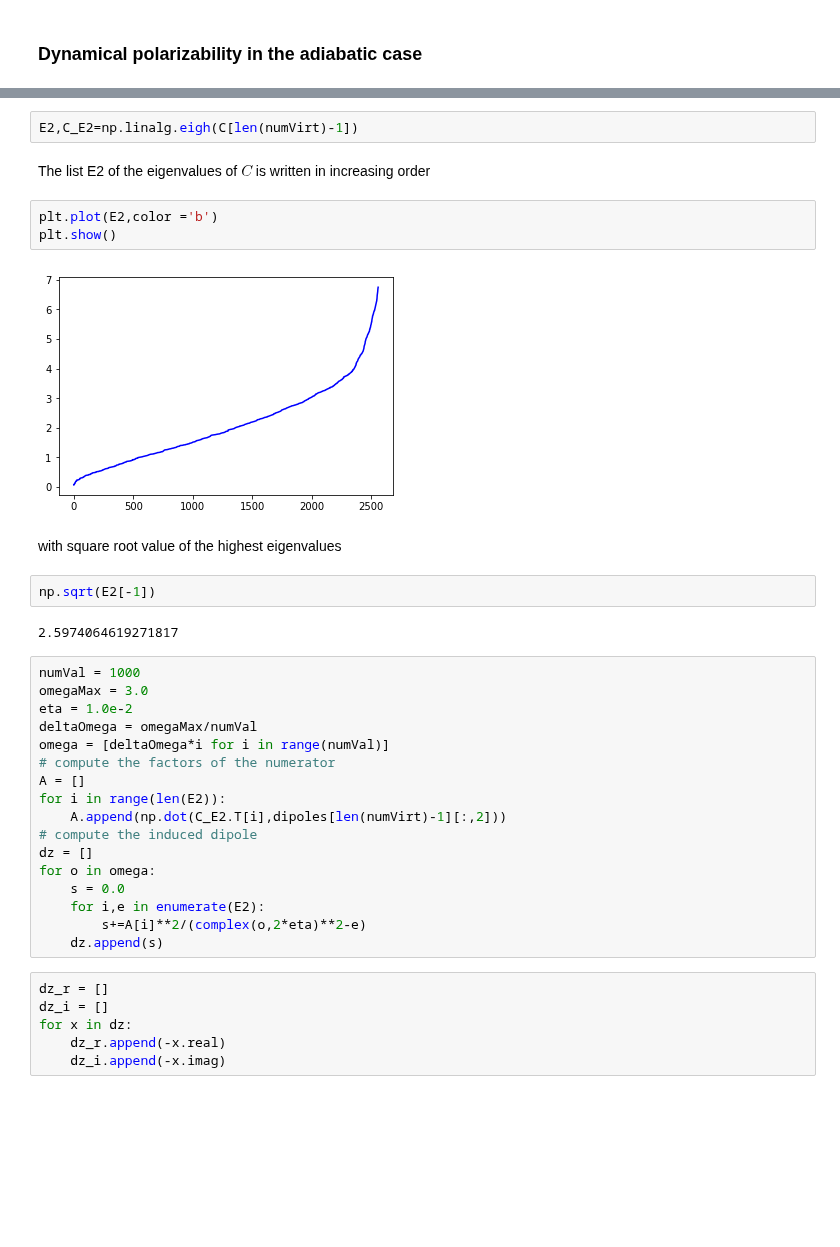
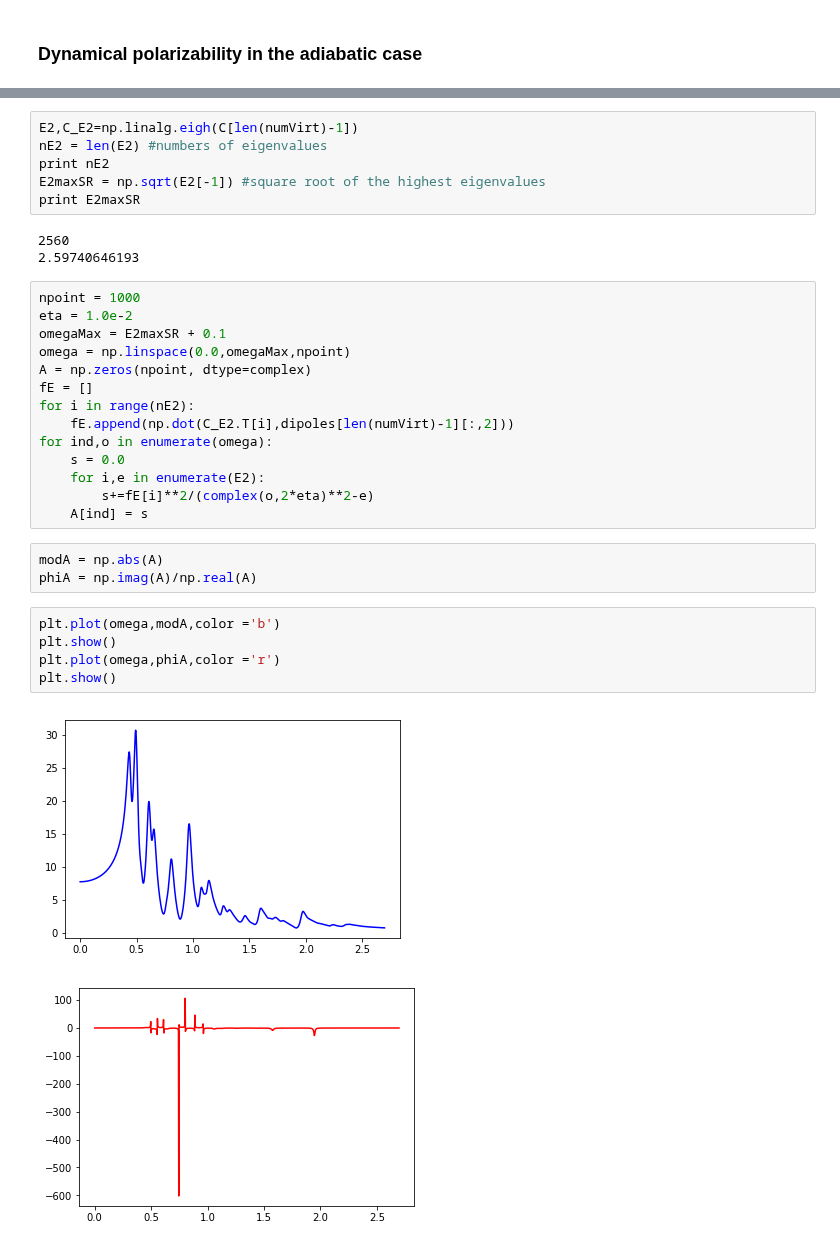
Before and after one commit to luigigenovese/KPM-nb, a Jupyter notebook: POLARIZABILITY/N2/Linear_Response_Dynamical_Polarizability.ipynb, the cells around one changed output, grey strips where cells are left out. Drawn from its saved outputs; the diff is of its cells as text; blank space fills up the shorter version.

```diff
--- a/POLARIZABILITY/N2/Linear_Response_Dynamical_Polarizability.ipynb
+++ b/POLARIZABILITY/N2/Linear_Response_Dynamical_Polarizability.ipynb
@@ -219,38 +234,34 @@ We choose $r_j = z$ and compute $d_z$
 # %%
 E2,C_E2=np.linalg.eigh(C[len(numVirt)-1])
+nE2 = len(E2) #numbers of eigenvalues
+print nE2
+E2maxSR = np.sqrt(E2[-1]) #square root of the highest eigenvalues
+print E2maxSR
+# %% [output]
+2560
+2.59740646193
-# %% [markdown]
-The list E2 of the eigenvalues of $C$ is written in increasing order
+# %%
+npoint = 1000
+eta = 1.0e-2
+omegaMax = E2maxSR + 0.1
+omega = np.linspace(0.0,omegaMax,npoint)
+A = np.zeros(npoint, dtype=complex)
+fE = []
+for i in range(nE2):
+    fE.append(np.dot(C_E2.T[i],dipoles[len(numVirt)-1][:,2]))
+for ind,o in enumerate(omega):
+    s = 0.0
+    for i,e in enumerate(E2):
+        s+=fE[i]**2/(complex(o,2*eta)**2-e)
+    A[ind] = s
+# %%
+modA = np.abs(A)
+phiA = np.imag(A)/np.real(A)
 # %%
-plt.plot(E2,color ='b')
+plt.plot(omega,modA,color ='b')
 plt.show()
+plt.plot(omega,phiA,color ='r')
+plt.show()
 # %% [output]
-[figure, old version]
+[figure, new version]
+[figure, added]
-# %% [markdown]
-with square root value of the highest eigenvalues
-# %%
-np.sqrt(E2[-1])
-# %% [output]
-2.5974064619271817
-# %%
-numVal = 1000
-omegaMax = 3.0
-eta = 1.0e-2
-deltaOmega = omegaMax/numVal
-omega = [deltaOmega*i for i in range(numVal)]
-# compute the factors of the numerator
-A = []
-for i in range(len(E2)):
-    A.append(np.dot(C_E2.T[i],dipoles[len(numVirt)-1][:,2]))
-# compute the induced dipole
-dz = []
-for o in omega:
-    s = 0.0
-    for i,e in enumerate(E2):
-        s+=A[i]**2/(complex(o,2*eta)**2-e)
-    dz.append(s)
-# %%
-dz_r = []
-dz_i = []
-for x in dz:
-    dz_r.append(-x.real)
-    dz_i.append(-x.imag)
```
Also changed, not shown: parts of 13 cells of this notebook.
